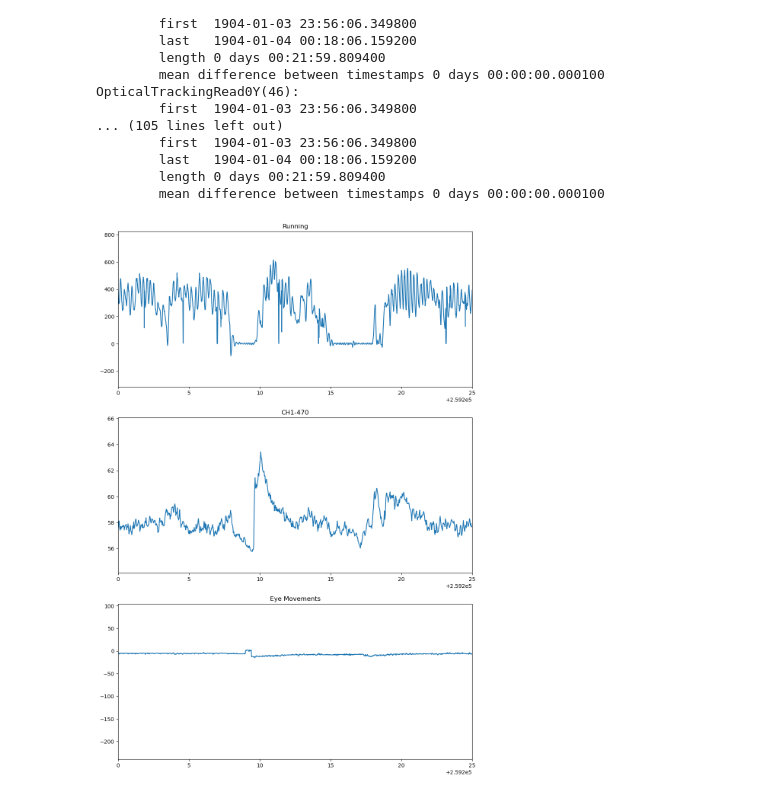
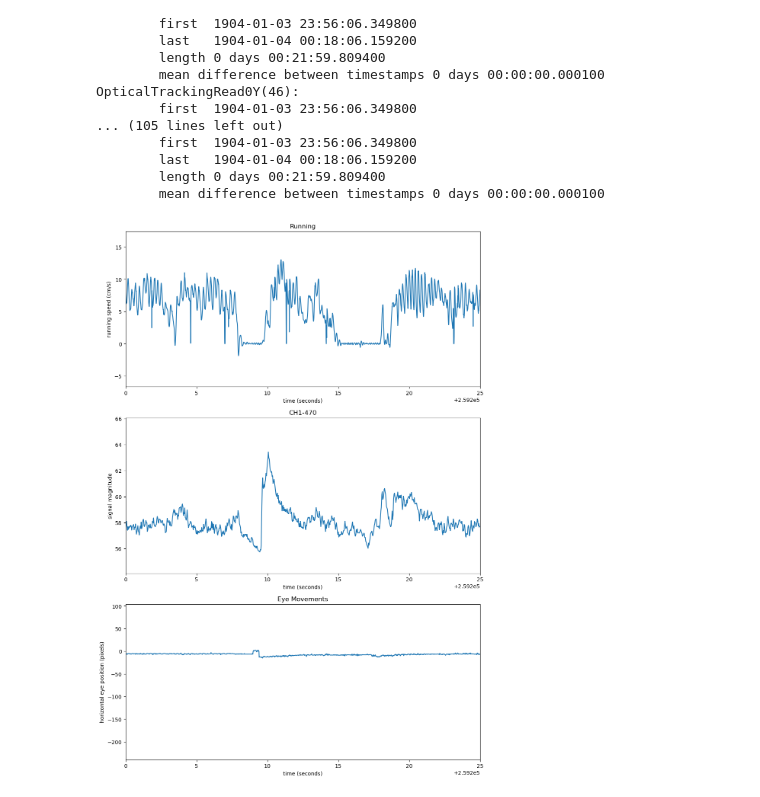
Before and after one commit to ikharitonov/vestibular_vr_pipeline, a Jupyter notebook: demo_pipeline.ipynb, the cells around one changed output. Drawn from its saved outputs; the diff is of its cells as text; code cells hidden in the pictures.

Commit message:
unit conversion function added

```diff
--- a/demo_pipeline.ipynb
+++ b/demo_pipeline.ipynb
@@ -108,28 +106,51 @@ OpticalTrackingRead0Y(46):
 running = resampled_streams['H1']['OpticalTrackingRead0X(46)']
 photometry = resampled_streams['Photometry']['CH1-470']
 eye_movements = resampled_streams['Eye Movements']['Ellipse.Center.X']
+# %%
+def running_unit_conversion(running_array):
+    resolution = 12000 # counts per inch
+    inches_per_count = 1 / resolution
+    meters_per_count = 0.0254 * inches_per_count
+    dt = 0.01 # for OpticalTrackingRead0Y(46)
+    linear_velocity = meters_per_count / dt # meters per second per count
+
+    # ball_radius = 0.1 # meters
+    # angular_velocity = linear_velocity / ball_radius # radians per second per count
+    # angular_velocity = angular_velocity * (180 / np.pi) # degrees per second per count
+    # print(angular_velocity)
+
+    return running_array * linear_velocity
+# %%
+running = running_unit_conversion(running) # meters per second
+running *= 100 # centimeters per second
 # %%
 # A = None
 # B = None
 A = 259200
 B = A + 25
 
 fig, ax = plt.subplots(nrows=3, ncols=1, figsize=(12,18))
 
 t = (running.index - utils.harp.REFERENCE_EPOCH).total_seconds()
 
 ax[0].plot(t, running)
 ax[0].set_title('Running')
 ax[0].set_xlim([A,B])
+ax[0].set_xlabel('time (seconds)')
+ax[0].set_ylabel('running speed (cm/s)')
 
 ax[1].plot(t, photometry)
 ax[1].set_title('CH1-470')
 ax[1].set_xlim([A,B])
+ax[1].set_xlabel('time (seconds)')
+ax[1].set_ylabel('signal magnitude')
 
 ax[2].plot(t, eye_movements)
 ax[2].set_title('Eye Movements')
 ax[2].set_xlim([A,B])
+ax[2].set_xlabel('time (seconds)')
+ax[2].set_ylabel('horizontal eye position (pixels)')
 
 plt.show()
 # %% [output]
-[figure, old version]
+[figure, new version]
```
Also changed, not shown: parts of 1 cell of this notebook.
